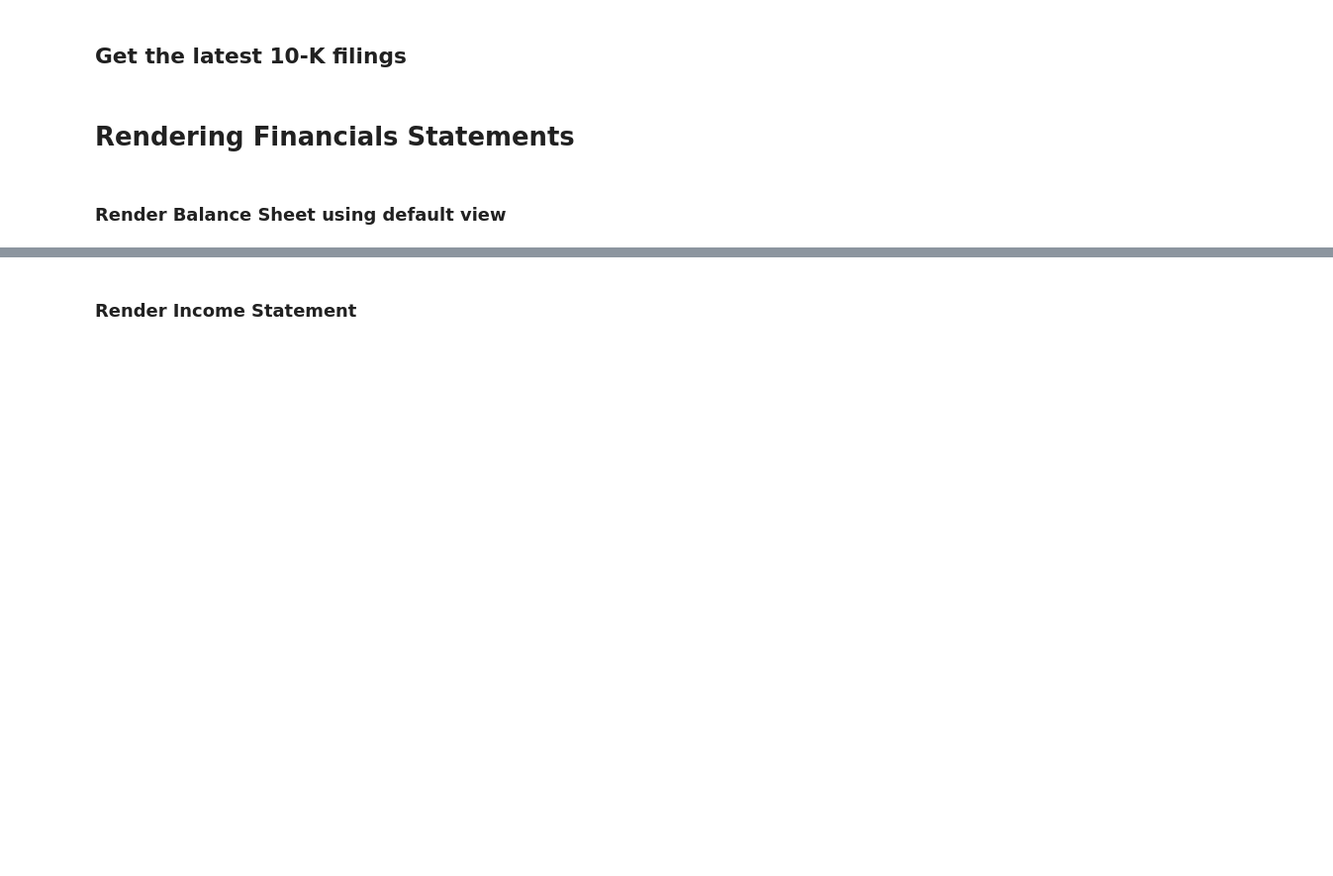
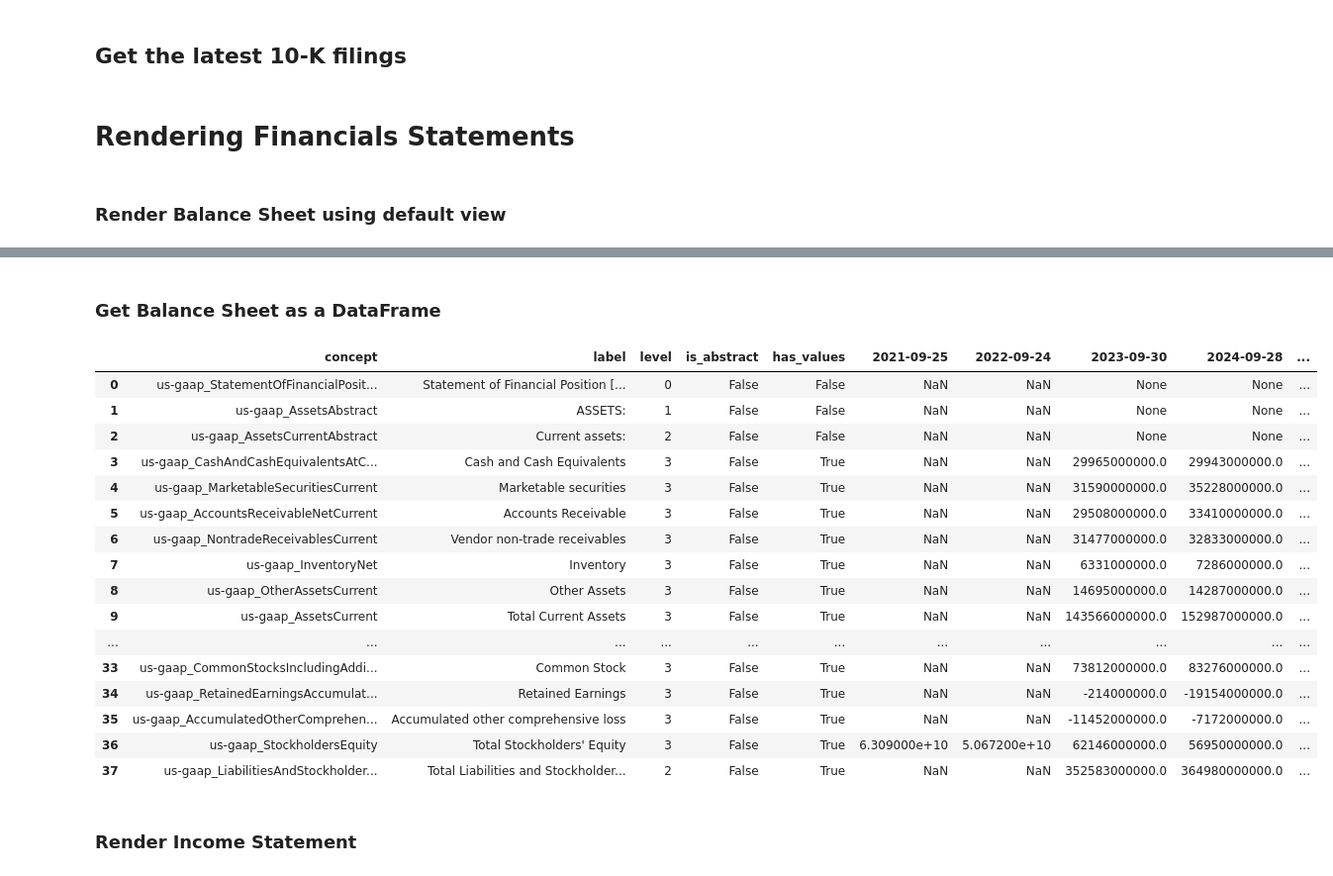
Before and after one commit to dgunning/edgartools, a Jupyter notebook: notebooks/XBRL2-Rewrite-of-XBRL.ipynb, the cells around one changed output, grey strips where cells are left out. Shown at 99% size. Cells and saved outputs as stored; diff of their text form; code cells hidden in the pictures; blank space fills up the shorter version.

```diff
--- a/notebooks/XBRL2-Rewrite-of-XBRL.ipynb
+++ b/notebooks/XBRL2-Rewrite-of-XBRL.ipynb
@@ -49,3 +49,25 @@ balance_sheet
+# %% [markdown]
+### Get Balance Sheet as a DataFrame
+# %%
+balance_sheet.to_dataframe()
+# %% [output]
+|  | concept | label | level | is_abstract | has_values | 2021-09-25 | 2022-09-24 | 2023-09-30 | 2024-09-28 | ... |
+| 0 | us-gaap_StatementOfFinancialPosit... | Statement of Financial Position [... | 0 | False | False | NaN | NaN | None | None | ... |
+| 1 | us-gaap_AssetsAbstract | ASSETS: | 1 | False | False | NaN | NaN | None | None | ... |
+| 2 | us-gaap_AssetsCurrentAbstract | Current assets: | 2 | False | False | NaN | NaN | None | None | ... |
+| 3 | us-gaap_CashAndCashEquivalentsAtC... | Cash and Cash Equivalents | 3 | False | True | NaN | NaN | 29965000000.0 | 29943000000.0 | ... |
+| 4 | us-gaap_MarketableSecuritiesCurrent | Marketable securities | 3 | False | True | NaN | NaN | 31590000000.0 | 35228000000.0 | ... |
+| 5 | us-gaap_AccountsReceivableNetCurrent | Accounts Receivable | 3 | False | True | NaN | NaN | 29508000000.0 | 33410000000.0 | ... |
+| 6 | us-gaap_NontradeReceivablesCurrent | Vendor non-trade receivables | 3 | False | True | NaN | NaN | 31477000000.0 | 32833000000.0 | ... |
+| 7 | us-gaap_InventoryNet | Inventory | 3 | False | True | NaN | NaN | 6331000000.0 | 7286000000.0 | ... |
+| 8 | us-gaap_OtherAssetsCurrent | Other Assets | 3 | False | True | NaN | NaN | 14695000000.0 | 14287000000.0 | ... |
+| 9 | us-gaap_AssetsCurrent | Total Current Assets | 3 | False | True | NaN | NaN | 143566000000.0 | 152987000000.0 | ... |
+| ... | ... | ... | ... | ... | ... | ... | ... | ... | ... | ... |
+| 33 | us-gaap_CommonStocksIncludingAddi... | Common Stock | 3 | False | True | NaN | NaN | 73812000000.0 | 83276000000.0 | ... |
+| 34 | us-gaap_RetainedEarningsAccumulat... | Retained Earnings | 3 | False | True | NaN | NaN | -214000000.0 | -19154000000.0 | ... |
+| 35 | us-gaap_AccumulatedOtherComprehen... | Accumulated other comprehensive loss | 3 | False | True | NaN | NaN | -11452000000.0 | -7172000000.0 | ... |
+| 36 | us-gaap_StockholdersEquity | Total Stockholders' Equity | 3 | False | True | 6.309000e+10 | 5.067200e+10 | 62146000000.0 | 56950000000.0 | ... |
+| 37 | us-gaap_LiabilitiesAndStockholder... | Total Liabilities and Stockholder... | 2 | False | True | NaN | NaN | 352583000000.0 | 364980000000.0 | ... |
 # %% [markdown]
 ### Render Income Statement
 # %%
```
Also changed, not shown: parts of 3 cells of this notebook.
